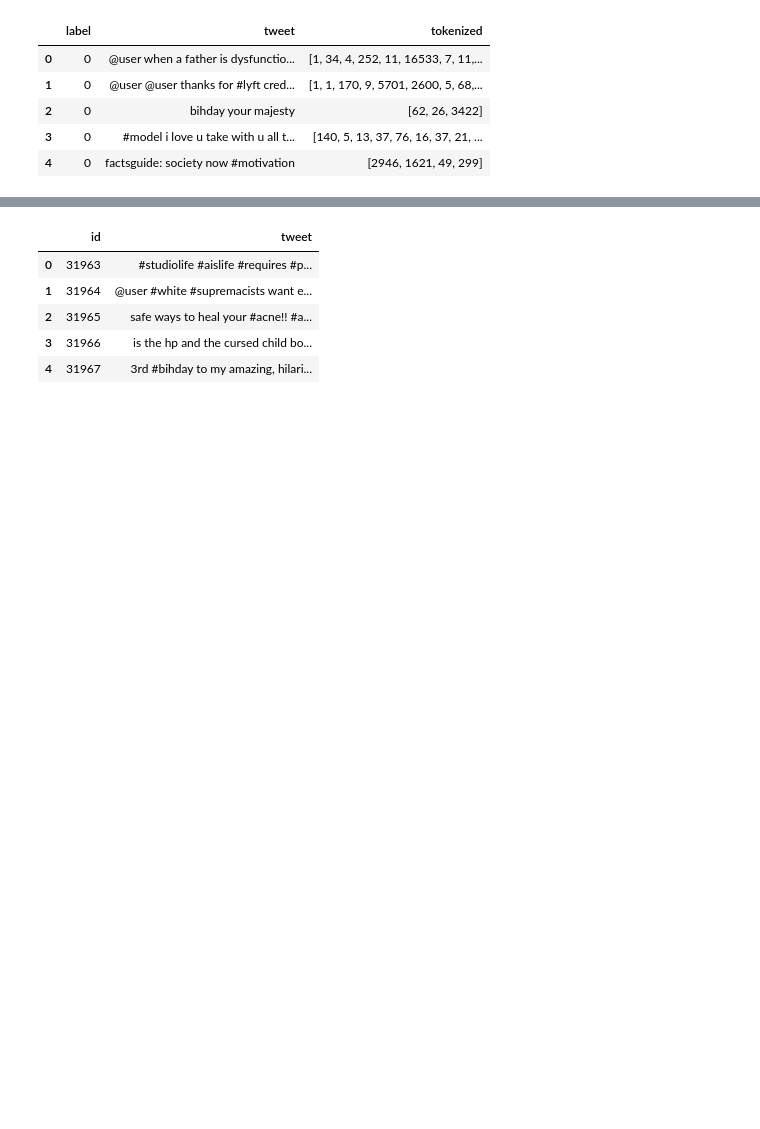
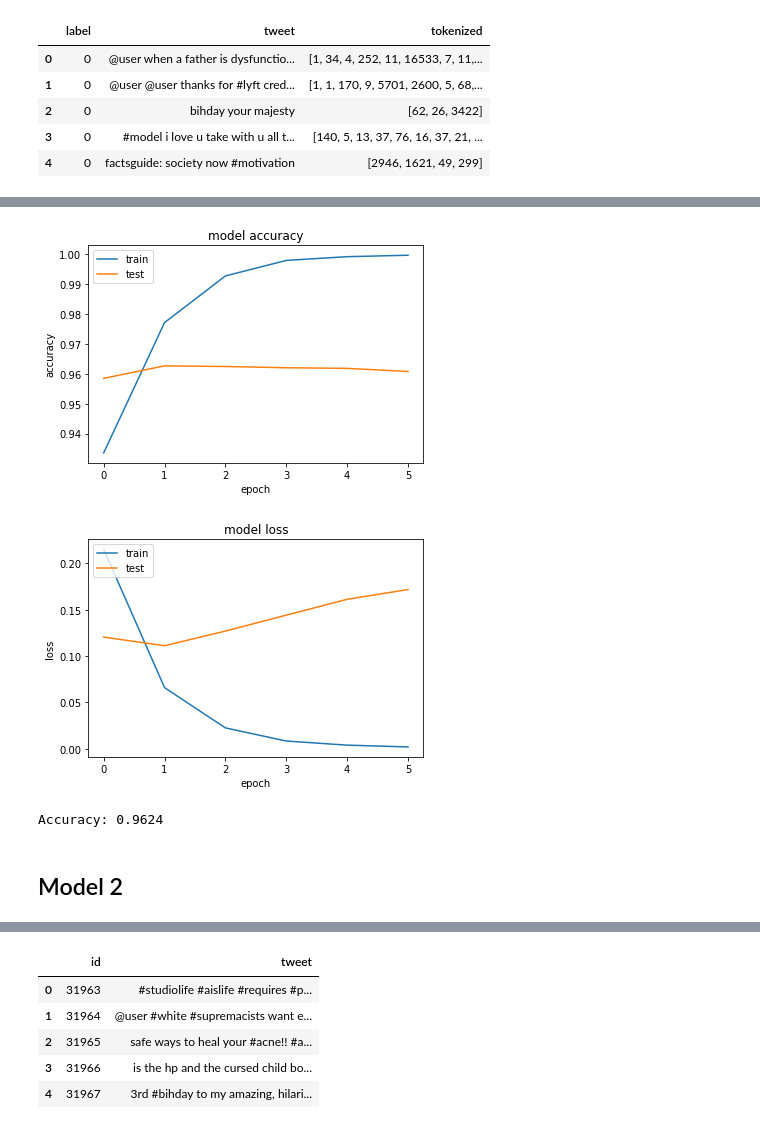
Before and after one commit to rafaelgreca/TFG, a Jupyter notebook: Codigo/Studies/CNN/cnn.ipynb, the cells around one changed output, grey strips where cells are left out. Cells and saved outputs as stored; diff of their text form; code cells hidden in the pictures; blank space fills up the shorter version.

```diff
--- a/Codigo/Studies/CNN/cnn.ipynb
+++ b/Codigo/Studies/CNN/cnn.ipynb
@@ -65,13 +77,8 @@ model.add(Conv1D(filters = 32,
                  padding = 'same',
                  activation = 'relu'))
 model.add(MaxPooling1D())
-model.add(Conv1D(filters = 64,
-                 kernel_size = 5,
-                 padding = 'same',
-                 activation = 'relu'))
-model.add(MaxPooling1D())
 model.add(Flatten())
-model.add(Dropout(rate = 0.25))
+model.add(Dropout(rate = 0.2))
 model.add(Dense(units = 1,
                 activation = 'sigmoid'))
 # %%
@@ -101,10 +111,10 @@ model.compile(optimizer = 'adam',
 # %%
 %%time
 
-history = model.fit(x = X_train,
+history_model = model.fit(x = X_train,
                     y = y_train,
                     validation_data = (X_validation, y_validation),
-                    batch_size = 32,
+                    batch_size = 100,
                     epochs = 20,
                     callbacks = [es])
 # %% [output]
@@ -122,0 +135,27 @@ Wall time: 18min 24s
+# %%
+# summarize history for accuracy
+plt.plot(history_model.history['accuracy'])
+plt.plot(history_model.history['val_accuracy'])
+plt.title('model accuracy')
+plt.ylabel('accuracy')
+plt.xlabel('epoch')
+plt.legend(['train', 'test'], loc='upper left')
+plt.show()
+# summarize history for loss
+plt.plot(history_model.history['loss'])
+plt.plot(history_model.history['val_loss'])
+plt.title('model loss')
+plt.ylabel('loss')
+plt.xlabel('epoch')
+plt.legend(['train', 'test'], loc='upper left')
+plt.show()
+# %% [output]
+[figure, added]
+[figure, added]
+# %%
+predicted = (model.predict(X_validation) > 0.5).astype("int32")
+print('Accuracy: {:.4f}'.format(f1_score(predicted, y_validation, average='weighted')))
+# %% [output]
+Accuracy: 0.9624
+# %% [markdown]
+## Model 2
```
Also changed, not shown: parts of 27 cells of this notebook, 4 other files.
